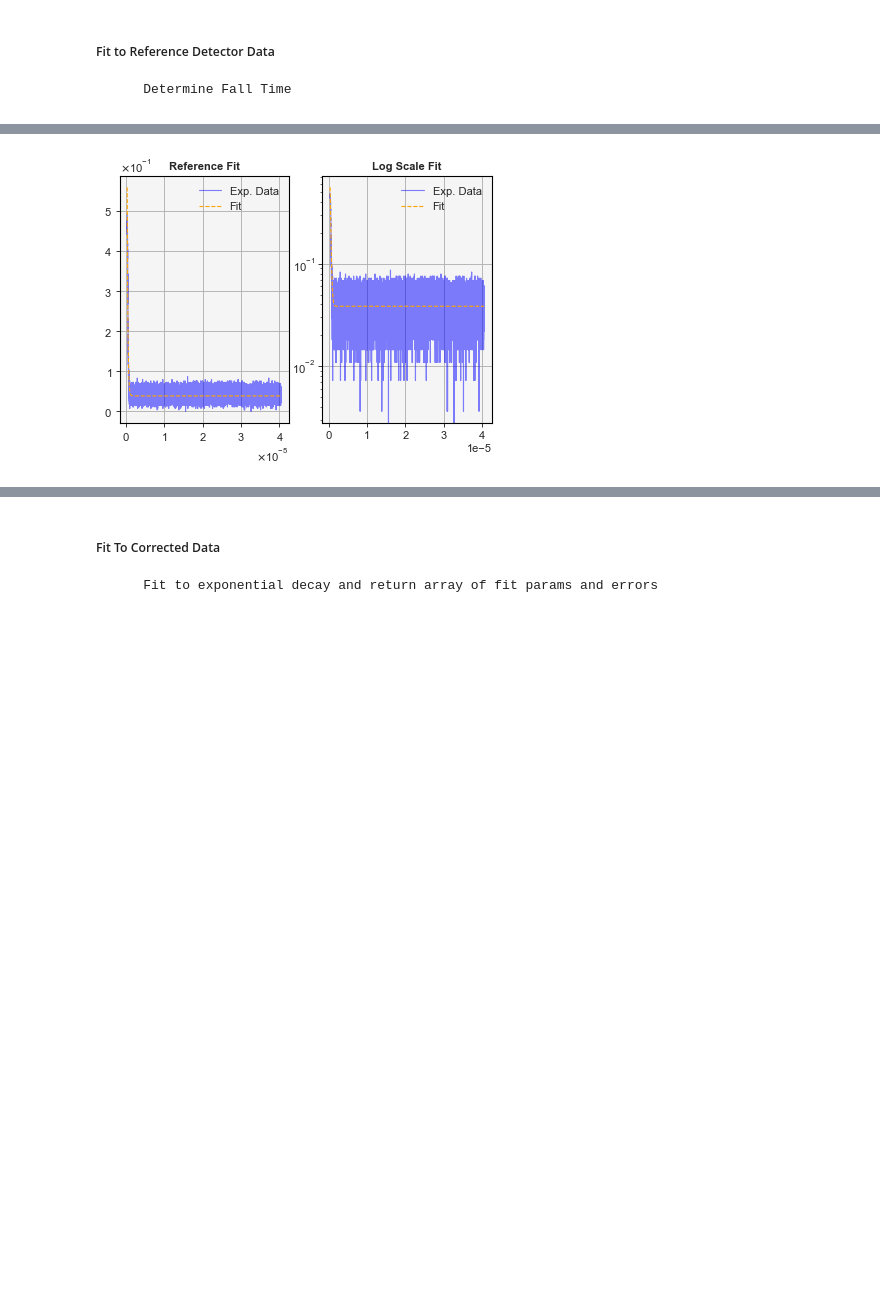
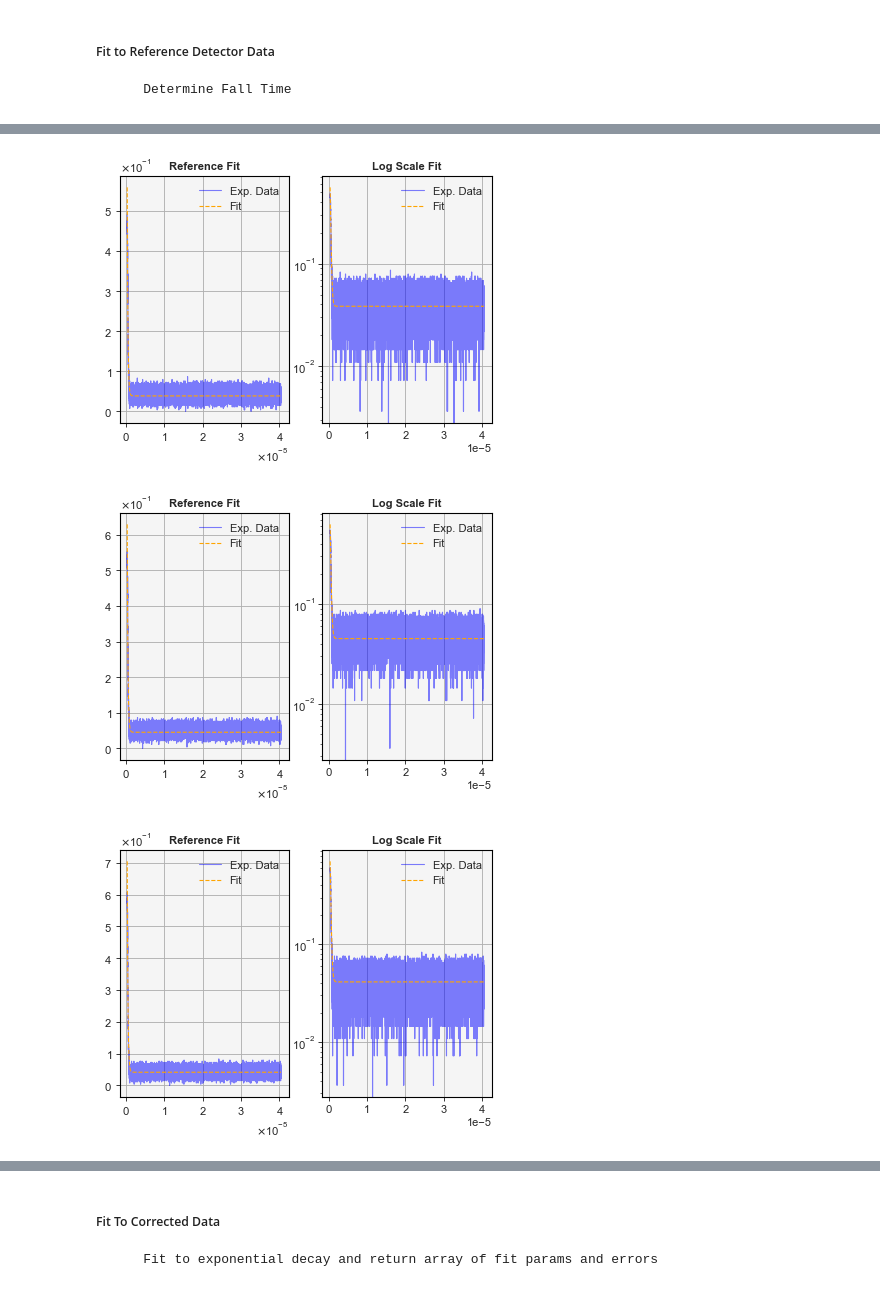
Before and after one commit to SMK-UK/Spectroscopy, a Jupyter notebook: T1_Analysis.ipynb, the cells around one changed output, grey strips where cells are left out. Drawn from its saved outputs; the diff is of its cells as text; code cells hidden in the pictures; blank space fills up the shorter version.

```diff
--- a/T1_Analysis.ipynb
+++ b/T1_Analysis.ipynb
@@ -159,7 +161,7 @@ for idx, ref_fitted_set in enumerate(reference_fit_sets):
     print('Fit Error data[{0}]:'.format(idx))
     print("dI0 : {0:2.2f} mV, dT1 : {1:2.3f} us, dY0 : {2:2.2f} mV \n".format(*ref_fitted_set[idx][1]*1E6))
 
-ref_fall_times = [[T1[1][0] for T1 in reference_fitted] for reference_fitted in reference_fit_sets]
+ref_fall_times = [[T1[0][1] for T1 in reference_fitted] for reference_fitted in reference_fit_sets]
 # %% [output]
 Fit Params data[0]:
 I0 : 4627866.22 mV, T1 : 0.18 us, Y0 : 48764.91 mV
@@ -173,2 +183,4 @@ dI0 : 64689.24 mV, dT1 : 0.001 us, dY0 : 63.42 mV
 [figure]
 [figure]
+[figure, added]
+[figure, added]
```
Also changed, not shown: parts of 12 cells of this notebook, 2 other files.
